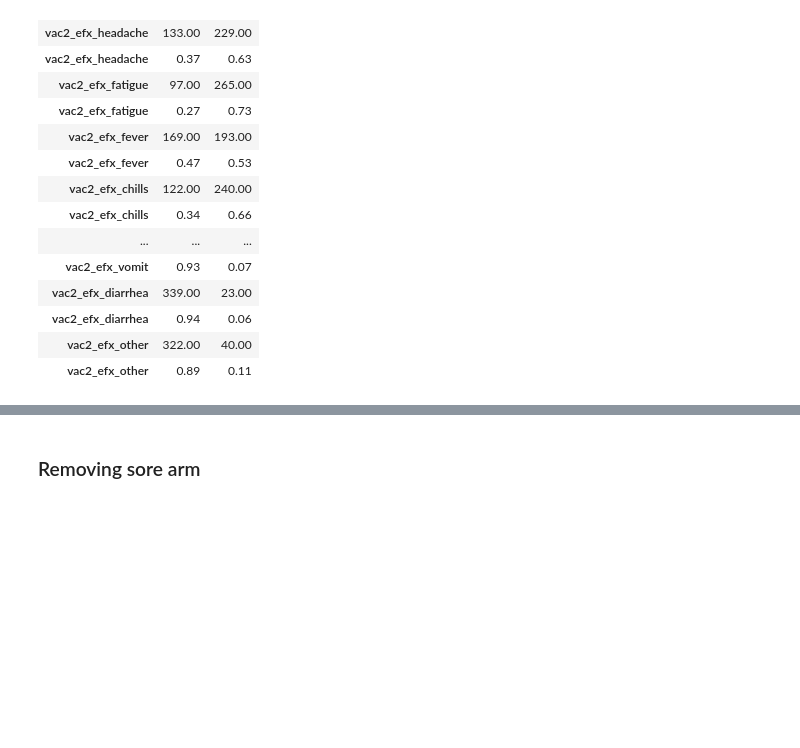
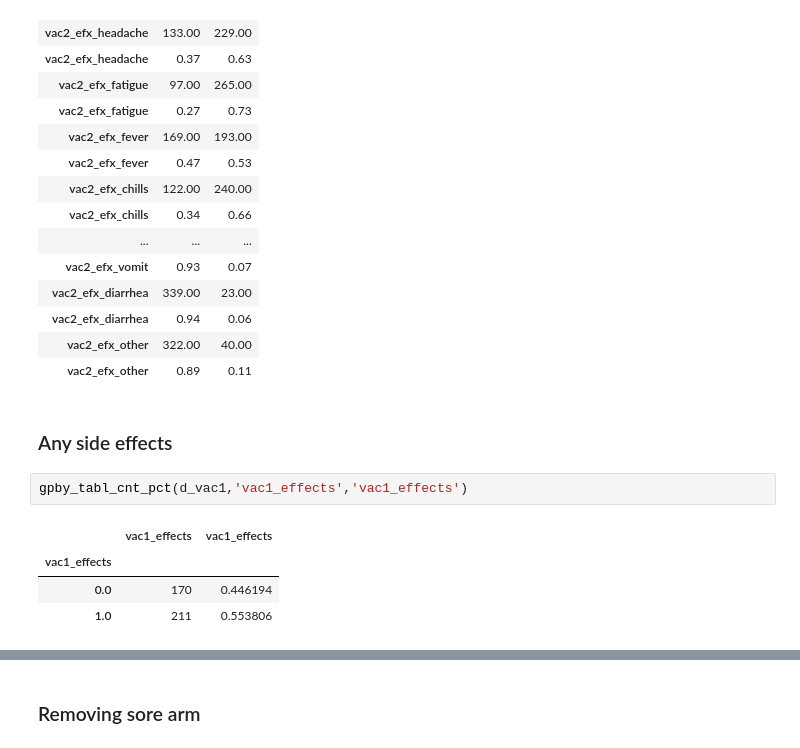
Before and after one commit to amillner/notebook_show, a Jupyter notebook: vaccine_survey.ipynb, the cells around one changed output, grey strips where cells are left out. Cells and saved outputs as stored; diff of their text form; blank space fills up the shorter version.

Commit message:
Update vaccine_survey.ipynb
added more side effects

```diff
--- a/vaccine_survey.ipynb
+++ b/vaccine_survey.ipynb
@@ -212,3 +212,12 @@ t.T
 | vac2_efx_diarrhea | 0.94 | 0.06 |
 | vac2_efx_other | 322.00 | 40.00 |
 | vac2_efx_other | 0.89 | 0.11 |
+# %% [markdown]
+### Any side effects
+# %%
+gpby_tabl_cnt_pct(d_vac1,'vac1_effects','vac1_effects')
+# %% [output]
+|  | vac1_effects | vac1_effects |
+| vac1_effects |  |  |
+| 0.0 | 170 | 0.446194 |
+| 1.0 | 211 | 0.553806 |
```
Also changed, not shown: parts of 4 cells of this notebook.
